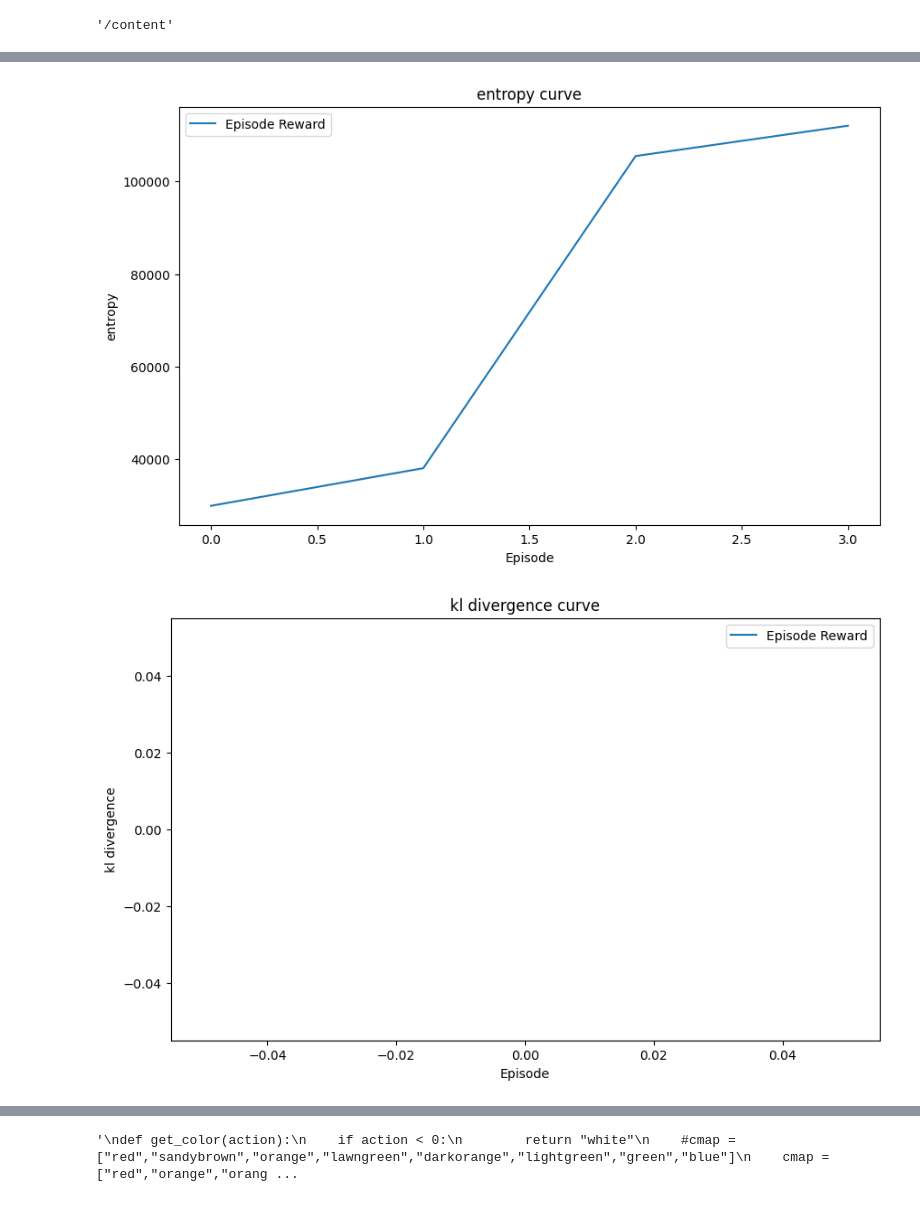
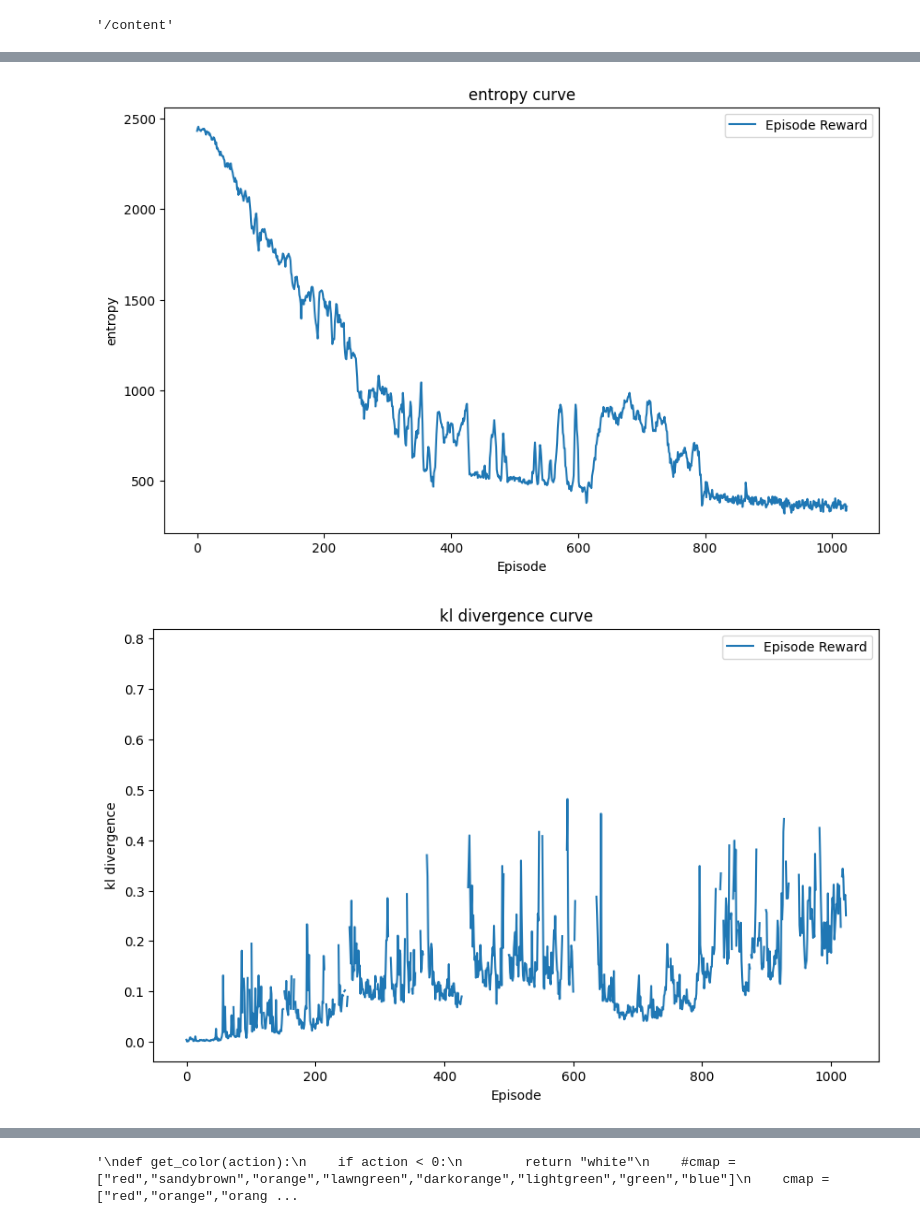
Before and after one commit to AbeTetsuyaR/AbePPO, a Jupyter notebook: AbePPO0909_without_ohe_結合.ipynb, the cells around one changed output, grey strips where cells are left out. Drawn from its saved outputs; the diff is of its cells as text; code cells hidden in the pictures.

```diff
--- a/AbePPO0909_without_ohe_結合.ipynb
+++ b/AbePPO0909_without_ohe_結合.ipynb
@@ -732,7 +740,7 @@ class Agent:
 
         return act_dsc, act_cnt, log_prob_dsc, log_prob_cnt, value
 
-    def learn(self,episode, threshold):
+    def learn(self,episode, entropy_weight):
         self.memory.generate_advantage()
         actor_loss_sum = 0
         critic_loss_sum = 0
@@ -824,7 +832,7 @@ class Agent:
                 #total_loss_dsc = actor_loss_dsc #+ 0.01 * entoropy_dsc
                 #total_loss_cnt = actor_loss_cnt #+ 0.01 * entoropy_cnt
                 #total_loss = total_loss_dsc + total_loss_cnt + 0.5*critic_loss #+ 0.01*entropy
-                total_loss = actor_loss + 0.5*critic_loss + 0.01*entropy
+                total_loss = actor_loss + 0.5*critic_loss + entropy_weight*entropy
 
                 #if episode >= threshold:
                   #print("FLAG")
@@ -854,7 +862,7 @@ class Agent:
                 entropy_sum += entropy.item()
                 kl_divergence_sum += torch.distributions.kl_divergence(Categorical(logits=log_old_probs), Categorical(logits=log_new_probs)).mean().item()
 
-                print("advantage[batch].size(),advantage[batch]:",advantage[batch].size(),advantage[batch])
+                #print("advantage[batch].size(),advantage[batch]:",advantage[batch].size(),advantage[batch])
 
         print(f'actor loss: {actor_loss_sum}, critic loss: {critic_loss_sum}, entropy: {entropy_sum}, KL divergence: {kl_divergence_sum}')
         self.loss_history.append(np.mean(self.loss_history_detail[-self.n_epochs:]))
@@ -876,8 +884,8 @@ input_size = n_units*2 + 1 #flagを追加
 action_size = 2**n_units  # 行動数は2^3個
 batch_size = 512*4#512-5120
 interval = 24
-alpha_actor = 0.0003#ここを変更する0.003
-alpha_critic = 0.01#ここを変更する0.1
+alpha_actor = 0.0001#ここを変更する0.003
+alpha_critic = 0.2#ここを変更する0.1
 n_epochs = 4
 policy_clip = 0.1
 beta=0.0005
@@ -906,10 +914,11 @@ state: tensor([[0., 0., 0., 0., 1.]]) dist_dsc.probs: tensor([[0.0500, 0.0500, 0
 # %%
-num_episode =4#8*16*4で90分
+num_episode =4*64*4#4で1分
 threshold = 0 #cnt学習を開始するエピソード
 best_reward = -np.inf
 episode_reward_history = []
 avg_cost = 0
 critic_value0_history=[]
+entropy_weight=0.01
 
 for episode in range(num_episode):
     episode_reward = 0
@@ -923,7 +932,7 @@ for episode in range(num_episode):
     if episode % 100 == 0:
         interval_time_episode = time.time()
     interval_time_episode = time.time()
-    for _ in range(1024*8):#1024*8
+    for i in range(256):#1024*8
         #state = level_ohe + list([inventory,demand])
         #print(levels,"levels")
         state = levels + flags + list([load_total])
@@ -962,10 +971,15 @@ for episode in range(num_episode):
         #demand = demand_next
         #remain_interval = remain_interval_next
         load_total = load_total_next
-        print(episode_reward,reward,act_dsc_list,act_cnt_np,levels,"episode_reward,reward,act_dsc, act_cnt,levels")
+        if (i + 1) % 64 == 0:
+           print("episode_reward,reward:",episode_reward,reward,"act_dsc, act_cnt:",act_dsc_list,act_cnt_np,"log_prob_dsc, log_prob_cnt, levels:",log_prob_dsc, log_prob_cnt, levels)
     #print(f'{episode}エピソード目の時間：{time.time()-interval_time_episode}')
     interval_time_episode = time.time()
-    agent.learn(episode, threshold)
+    if threshold<=episode:
+      entropy_weight =0.01
+
+
+    agent.learn(episode, entropy_weight)
 
     old_agent = Agent(n_units=n_units,
                         input_dims=input_size,
@@ -1054,11 +1055,28 @@ os.getcwd()
 def plot_learning_curve(rewards, title="Learning Curve", label="Total reward"):
     plt.figure(figsize=(10, 6))
     plt.plot(rewards, label='Episode Reward')
+
     plt.title(title)
     plt.xlabel('Episode')
     plt.ylabel(label)
     plt.legend()
     plt.show()
+
+def plot_learning_curve2(rewards, title="Learning Curve", label="Total reward"):
+    plt.figure(figsize=(10, 6))
+    plt.plot(rewards, label='Episode Reward')
+
+    # 直近10エピソードの移動平均を計算してプロット
+    if len(rewards) >= 10:
+        moving_average = np.convolve(rewards, np.ones(10)/10, mode='valid')
+        plt.plot(np.arange(9, len(rewards)), moving_average, label='Moving Average (last 10 episodes)', linestyle='--')
+
+    plt.title(title)
+    plt.xlabel('Episode')
+    plt.ylabel(label)
+    plt.legend()
+    plt.show()
+
 
 # エージェントの学習
 # (agent.train()の呼び出しなど)
@@ -1067,7 +1085,7 @@ def plot_learning_curve(rewards, title="Learning Curve", label="Total reward"):
 #evaluate_agent(agent, env, num_episodes=10)
 
 # 学習曲線のプロット
-plot_learning_curve(episode_reward_history, title="PPO Learning Curve", label="Total reward")
+plot_learning_curve2(episode_reward_history, title="PPO Learning Curve", label="Total reward")
 plot_learning_curve(agent.loss_history_detail, title="loss curve", label="Total loss (actor loss +  critic loss) ")
 plot_learning_curve(agent.actor_loss_history, title="actor loss curve", label="actor loss")
 plot_learning_curve(agent.critic_loss_history, title="critic loss curve", label="critic loss")
@@ -1082,2 +1100,2 @@ plot_learning_curve(critic_value0_history, title="PPO Learning Curve", label="cr
-[figure, old version]
+[figure, new version]
-[figure, old version]
+[figure, new version]
```
Also changed, not shown: parts of 7 cells of this notebook.
